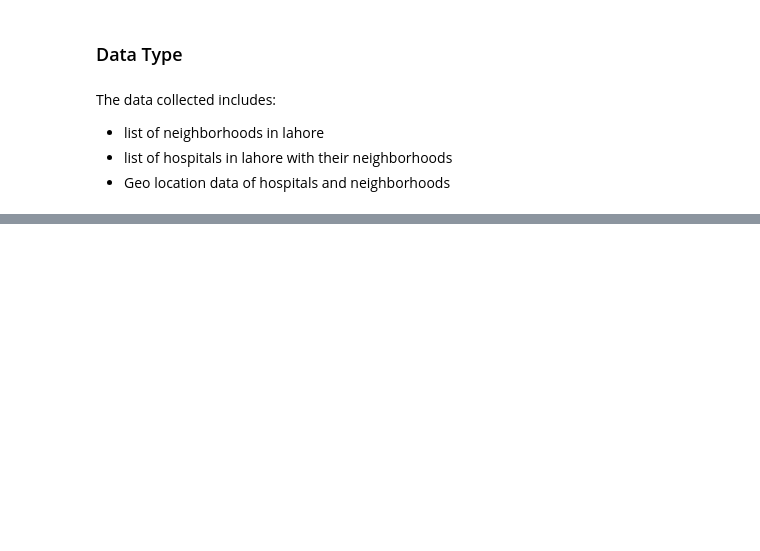
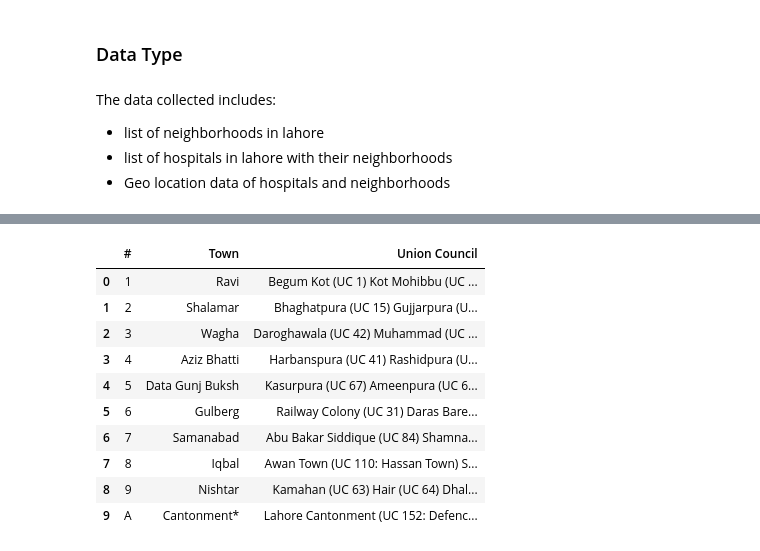
Before and after one commit to mh273/Coursera_Capstone, a Jupyter notebook: Week4.ipynb, the cells around one changed output, grey strips where cells are left out. Saved outputs shown, nothing was run; the diff lists cells and outputs as text; code cells hidden in the pictures; blank space fills up the shorter version.

```diff
--- a/Week4.ipynb
+++ b/Week4.ipynb
@@ -32,0 +43,30 @@ The data collected includes:
+# %%
+### Import Libraries
+import numpy as np #vectors used here
+import time
+import pandas as pd # For data analsysis
+pd.set_option('display.max_columns', None)
+pd.set_option('display.max_rows', None)
+
+import json # Handle JSON files
+import requests # Handle requests
+from pandas.io.json import json_normalize # tranform JSON file into a pandas dataframe
+
+!pip install geopy
+from geopy.geocoders import OpenCage # convert an address into latitude and longitude values
+
+!pip install folium
+import folium # map rendering library
+from folium import plugins
+
+!pip install lxml
+!pip install BeautifulSoup4
+
+# Matplotlib and associated plotting modules
+import matplotlib.cm as cm
+import matplotlib.colors as colors
+
+import seaborn as sns
+
+# import k-means from clustering stage
+from sklearn.cluster import KMeans
@@ -32,0 +93,16 @@ The data collected includes:
+# %%
+lahore_towns = 'https://en.wikipedia.org/wiki/List_of_towns_in_Lahore'
+lahore = pd.read_html(lahore_towns)[0]
+lahore
+# %% [output]
+|  | # | Town | Union Council |
+| 0 | 1 | Ravi | Begum Kot (UC 1) Kot Mohibbu (UC ... |
+| 1 | 2 | Shalamar | Bhaghatpura (UC 15) Gujjarpura (U... |
+| 2 | 3 | Wagha | Daroghawala (UC 42) Muhammad (UC ... |
+| 3 | 4 | Aziz Bhatti | Harbanspura (UC 41) Rashidpura (U... |
+| 4 | 5 | Data Gunj Buksh | Kasurpura (UC 67) Ameenpura (UC 6... |
+| 5 | 6 | Gulberg | Railway Colony (UC 31) Daras Bare... |
+| 6 | 7 | Samanabad | Abu Bakar Siddique (UC 84) Shamna... |
+| 7 | 8 | Iqbal | Awan Town (UC 110: Hassan Town) S... |
+| 8 | 9 | Nishtar | Kamahan (UC 63) Hair (UC 64) Dhal... |
+| 9 | A | Cantonment* | Lahore Cantonment (UC 152: Defenc... |
```
Also changed, not shown: parts of 15 cells of this notebook.
